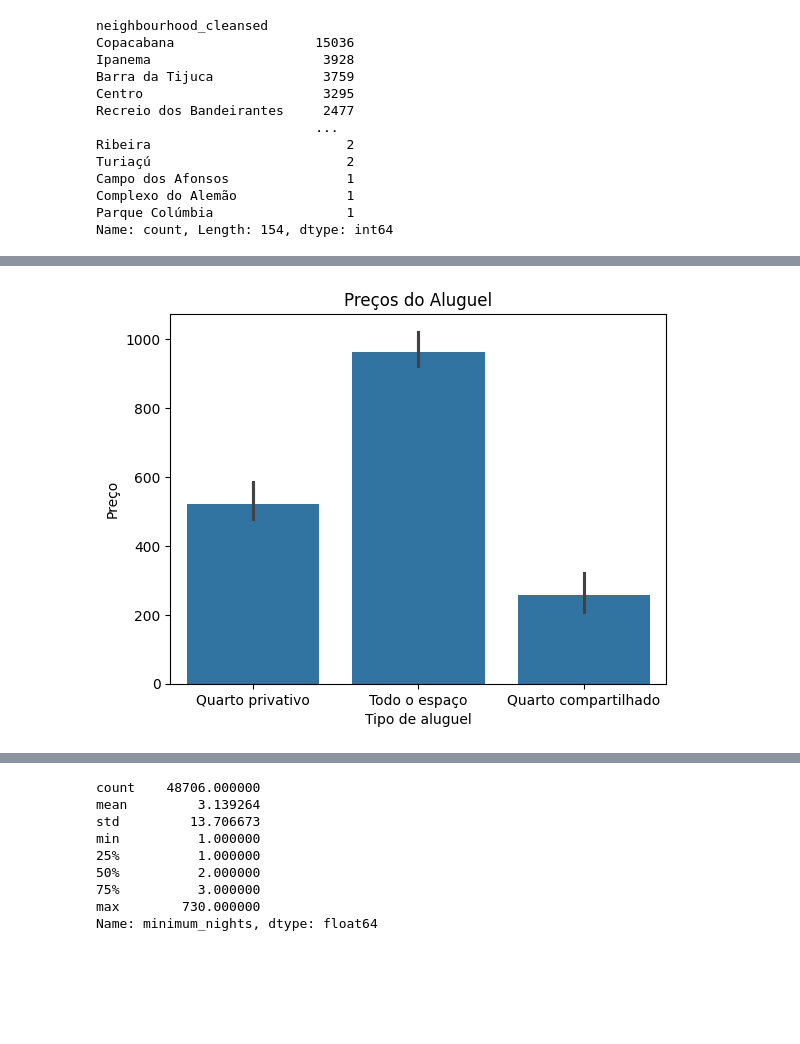
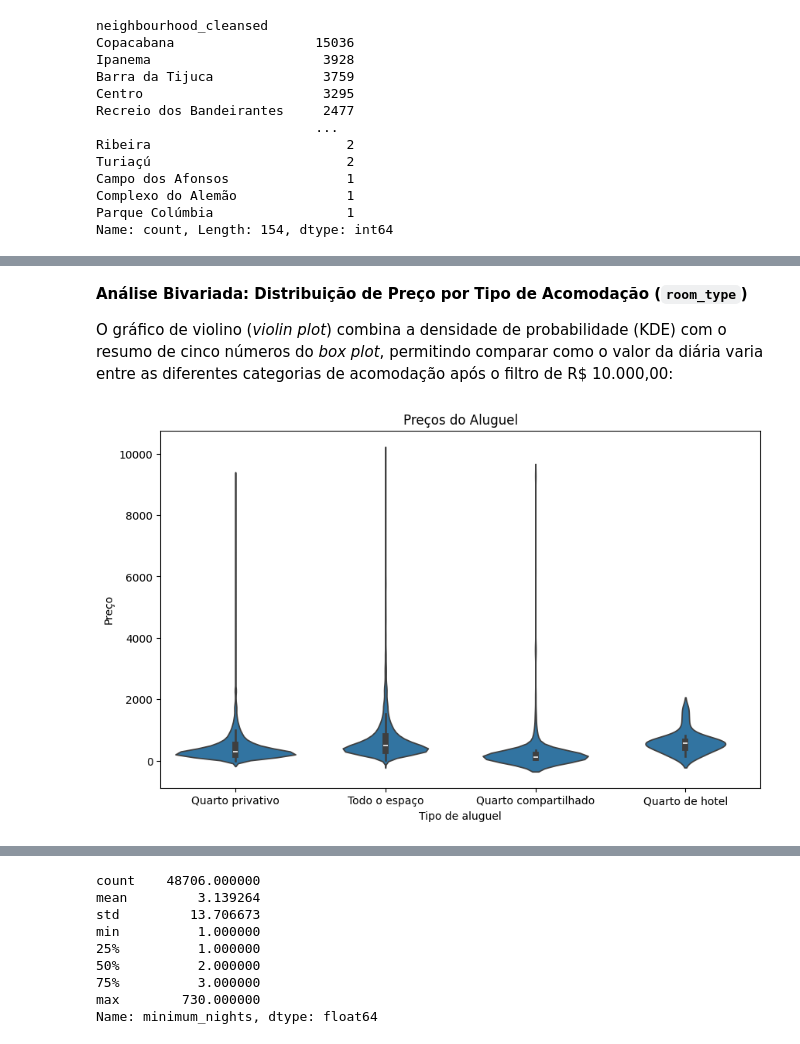
Before and after one commit to AlbertButzke/Air-BnB, a Jupyter notebook: notebooks/01_rio_de_janeiro_analysis.ipynb, the cells around one changed output, grey strips where cells are left out. Drawn from its saved outputs; the diff is of its cells as text; code cells hidden in the pictures; blank space fills up the shorter version.

Commit message:
Documentação até preços

```diff
--- a/notebooks/01_rio_de_janeiro_analysis.ipynb
+++ b/notebooks/01_rio_de_janeiro_analysis.ipynb
@@ -60,3 +195,6 @@ df_treatment = df[col_interesse].copy()
+# %%
+df_treatment['len_name'] = df['name'].str.len().fillna(0).astype(int)
+df_treatment['len_description'] = df['description'].str.len().fillna(0).astype(int)
 # %%
 df_treatment.head(3)
 # %% [output]
@@ -105,0 +274,23 @@ Name: count, Length: 154, dtype: int64
+# %%
+# 1. Lista corrigida (sem duplicatas e com 'Costa Barros')
+bairros_perigosos = [
+    'Centro', 'Bonsucesso', 'São Cristóvão', 'Caju', 'Pavuna',
+    'Complexo do Alemão', 'Complexo da Maré', 'Irajá', 'Piedade',
+    'Cascadura', 'Costa Barros', 'Senador Camará', 'Parada de Lucas',
+    'Brás de Pina', 'Vigário Geral', 'Barros Filho', 'Triagem', 'Vila Kosmos'
+]
+
+# 2. Remoção de possíveis espaços extras antes de comparar
+df_treatment['bairro_perigoso'] = (
+    df_treatment['neighbourhood_cleansed']
+    .str.strip()
+    .isin(bairros_perigosos)
+    .astype(int)
+)
+
+# 3. Contagem absoluta e percentual
+print("Contagem absoluta:")
+print(df_treatment['bairro_perigoso'].value_counts())
+
+print("\nPercentual:")
+print(df_treatment['bairro_perigoso'].value_counts(normalize=True) * 100)
@@ -123,2 +390,0 @@ Bairros_perigosos = ['Centro', 'Bonsucesso', 'São Cristóvão', 'Caju', 'Pavuna
-# %%
-df_treatment['bairro_perigoso'] = df_treatment['neighbourhood_cleansed'].isin(Bairros_perigosos).astype(int)
@@ -126,0 +487,3 @@ df_treatment.to_csv("../data/AirBnBLimpo.csv")
+# %%
+df_treatment = df_treatment[df_treatment["price_cleaned"] <=10000]
+df_treatment.price_cleaned.describe()
@@ -127,15 +519,20 @@ df_treatment.to_csv("../data/AirBnBLimpo.csv")
 # %%
 import matplotlib.pyplot as plt
 import seaborn as sns
+# %% [markdown]
+**Análise Bivariada: Distribuição de Preço por Tipo de Acomodação (`room_type`)**
+
+O gráfico de violino (*violin plot*) combina a densidade de probabilidade (KDE) com o resumo de cinco números do *box plot*, permitindo comparar como o valor da diária varia entre as diferentes categorias de acomodação após o filtro de R$ 10.000,00:
 # %%
-sns.barplot(df_treatment,
+plt.figure(figsize=(10,6))
+
+sns.violinplot(df_treatment,
             x='room_type',
             y='price_cleaned')
-
 
 plt.title('Preços do Aluguel')
 plt.xlabel('Tipo de aluguel')
 plt.ylabel('Preço')
 plt.show()
 # %% [output]
-[figure, old version]
+[figure, new version]
```
Also changed, not shown: parts of 95 cells of this notebook, 2 other files.
